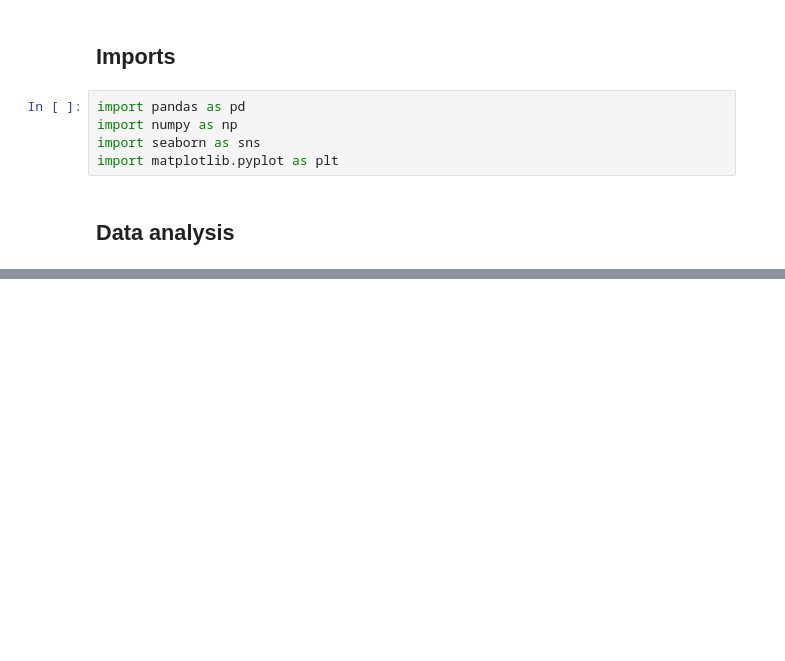
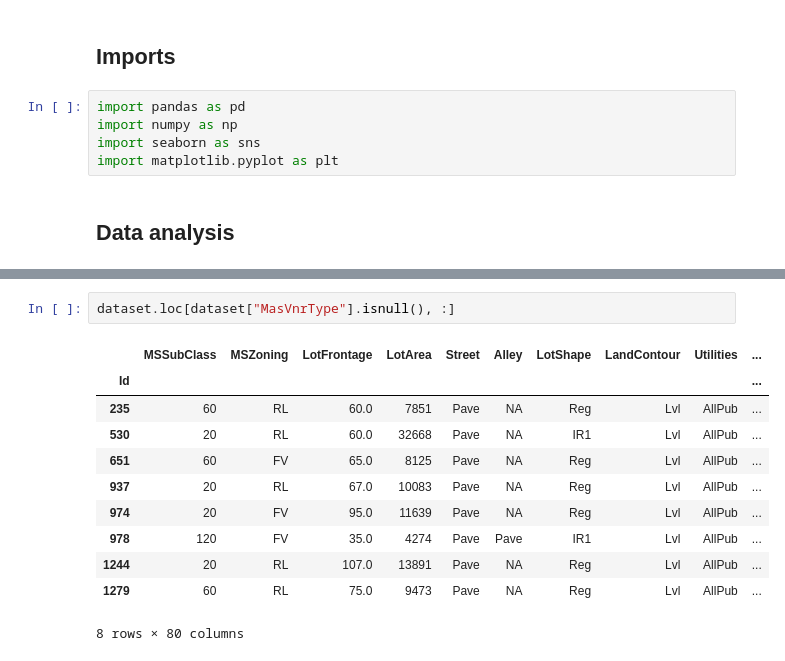
Before and after one commit to vin-br/house-prices, a Jupyter notebook: House Prices.ipynb, the cells around one changed output, grey strips where cells are left out. Drawn from its saved outputs; the diff is of its cells as text; blank space fills up the shorter version.

```diff
--- a/House Prices.ipynb
+++ b/House Prices.ipynb
@@ -98,0 +197,14 @@ Length: 81, dtype: int64
+# %%
+dataset.loc[dataset["MasVnrType"].isnull(), :]
+# %% [output]
+|  | MSSubClass | MSZoning | LotFrontage | LotArea | Street | Alley | LotShape | LandContour | Utilities | ... |
+| Id |  |  |  |  |  |  |  |  |  | ... |
+| 235 | 60 | RL | 60.0 | 7851 | Pave | NA | Reg | Lvl | AllPub | ... |
+| 530 | 20 | RL | 60.0 | 32668 | Pave | NA | IR1 | Lvl | AllPub | ... |
+| 651 | 60 | FV | 65.0 | 8125 | Pave | NA | Reg | Lvl | AllPub | ... |
+| 937 | 20 | RL | 67.0 | 10083 | Pave | NA | Reg | Lvl | AllPub | ... |
+| 974 | 20 | FV | 95.0 | 11639 | Pave | NA | Reg | Lvl | AllPub | ... |
+| 978 | 120 | FV | 35.0 | 4274 | Pave | Pave | IR1 | Lvl | AllPub | ... |
+| 1244 | 20 | RL | 107.0 | 13891 | Pave | NA | Reg | Lvl | AllPub | ... |
+| 1279 | 60 | RL | 75.0 | 9473 | Pave | NA | Reg | Lvl | AllPub | ... |
+8 rows × 80 columns
```
Also changed, not shown: parts of 27 cells of this notebook, 1 other file.
